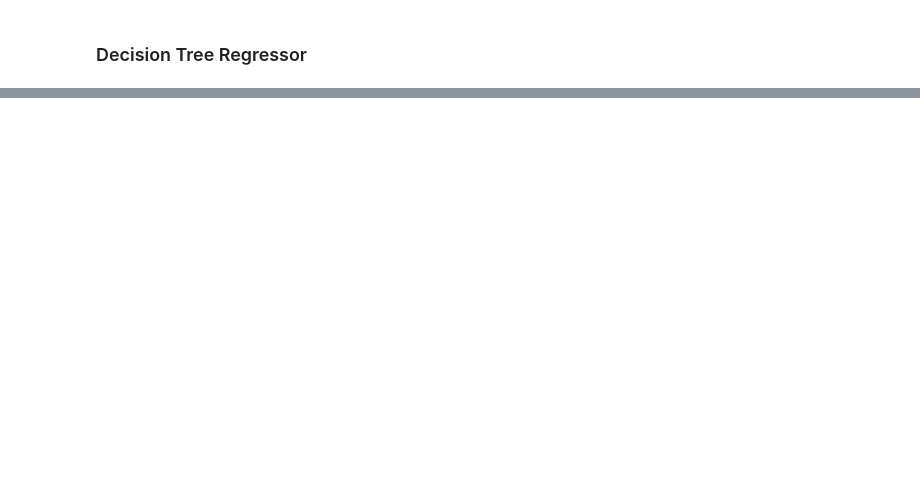
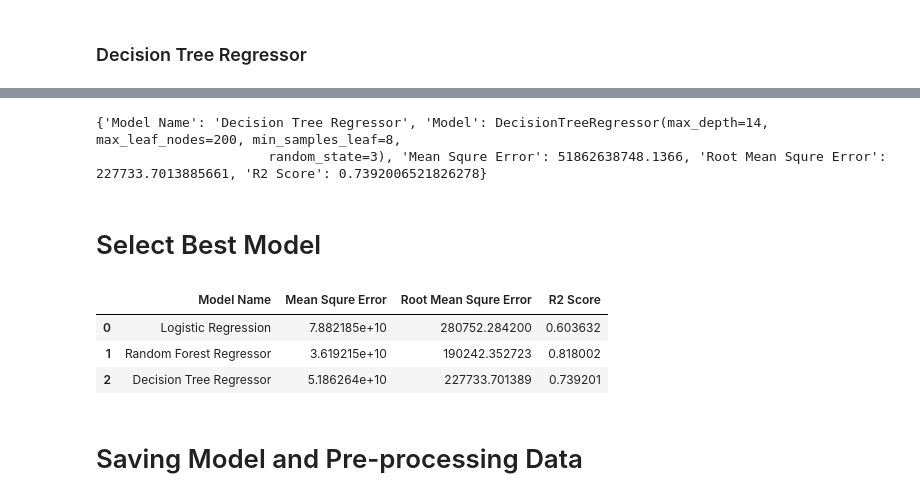
Before and after one commit to pldrobot/ML_Course_Submissions, a Jupyter notebook: Capstone_Project/Project_Model _Train.ipynb, the cells around one changed output, grey strips where cells are left out. Drawn from its saved outputs; the diff is of its cells as text; code cells hidden in the pictures; blank space fills up the shorter version.

```diff
--- a/Capstone_Project/Project_Model _Train.ipynb
+++ b/Capstone_Project/Project_Model _Train.ipynb
@@ -275,7 +278,7 @@ def model_train(model, model_name, X_train, Y_train, X_test, Y_test):
 ### Logistic Regression
 # %%
 model_list = []
-model_list.append(model_train(LogisticRegression(n_jobs=3, verbose=1), 'lgr1', X_train, Y_train, X_test, Y_test))
+model_list.append(model_train(LogisticRegression(n_jobs=3, verbose=1), 'Logistic Regression', X_train, Y_train, X_test, Y_test))
 print(model_list[0])
 # %% [output]
 [Parallel(n_jobs=3)]: Using backend LokyBackend with 3 concurrent workers.
@@ -342,6 +345,6 @@ print('Maximum Accuracy of ',peak_acc,' when min_samples_leaf is ',peak_msl)
 Maximum Accuracy of  0.8180021289656763  when min_samples_leaf is  1
 [figure]
 # %%
-model_list.append(model_train(RandomForestRegressor(criterion='squared_error',n_jobs=3, n_estimators=2000,max_depth=30, min_samples_leaf=1, random_state=3), 'rf', X_train, Y_train, X_test, Y_test))
+model_list.append(model_train(RandomForestRegressor(criterion='squared_error',n_jobs=3, n_estimators=2000,max_depth=30, min_samples_leaf=1, random_state=3), 'Random Forest Regressor', X_train, Y_train, X_test, Y_test))
 print(model_list[1])
 # %% [output]
@@ -349,15 +352,13 @@ print(model_list[1])
 # %% [markdown]
 ### Decision Tree Regressor
 # %%
-parameters={"splitter":["best","random"],
-            "max_depth" : [1,3,5,7,9,11,12],
-            "min_samples_leaf":[1,2,3,4,5,6,7,8,9,10],
-            "min_weight_fraction_leaf":[0.1,0.2,0.3,0.4,0.5,0.6,0.7,0.8,0.9],
-            "max_features":["auto","log2","sqrt",None],
-            "max_leaf_nodes":[None,10,20,30,40,50,60,70,80,90] }
+parameters={"min_samples_split": [2,3,4,5,6,7],
+            "max_depth": [12,14,16],
+            "min_samples_leaf": [1,2,3,4,5,6,7,8,9],
+            "max_leaf_nodes": [100,200,300],
+            }
 
-scoring = metrics.make_scorer(metrics.r2_score)
-tuning_model=GridSearchCV(DecisionTreeRegressor(criterion='squared_error', random_state=3),param_grid=parameters,scoring=scoring,cv=3,verbose=3)
+tuning_model=GridSearchCV(DecisionTreeRegressor(criterion='squared_error', random_state=3),param_grid=parameters,cv=3,verbose=3)
 tuning_model.fit(X_train, Y_train)
 tuning_model.best_params_
 # %% [output]
@@ -364,0 +386,19 @@ ValueError: 'r2_score' is not a valid scoring value. Use sorted(sklearn.metrics.
+# %%
+model_list.append(model_train(DecisionTreeRegressor(criterion='squared_error', max_depth=14, max_leaf_nodes=200, min_samples_leaf=8, min_samples_split=2,random_state=3), 'Decision Tree Regressor', X_train, Y_train, X_test, Y_test))
+print(model_list[2])
+# %% [output]
+{'Model Name': 'Decision Tree Regressor', 'Model': DecisionTreeRegressor(max_depth=14, max_leaf_nodes=200, min_samples_leaf=8,
+                      random_state=3), 'Mean Squre Error': 51862638748.1366, 'Root Mean Squre Error': 227733.7013885661, 'R2 Score': 0.7392006521826278}
+# %% [markdown]
+# Select Best Model
+# %%
+model_list_df = pd.DataFrame(model_list)
+model_list_df.drop(labels='Model', axis=1, inplace=True)
+model_list_df
+# %% [output]
+|  | Model Name | Mean Squre Error | Root Mean Squre Error | R2 Score |
+| 0 | Logistic Regression | 7.882185e+10 | 280752.284200 | 0.603632 |
+| 1 | Random Forest Regressor | 3.619215e+10 | 190242.352723 | 0.818002 |
+| 2 | Decision Tree Regressor | 5.186264e+10 | 227733.701389 | 0.739201 |
+# %% [markdown]
+# Saving Model and Pre-processing Data
```
Also changed, not shown: parts of 7 cells of this notebook.
